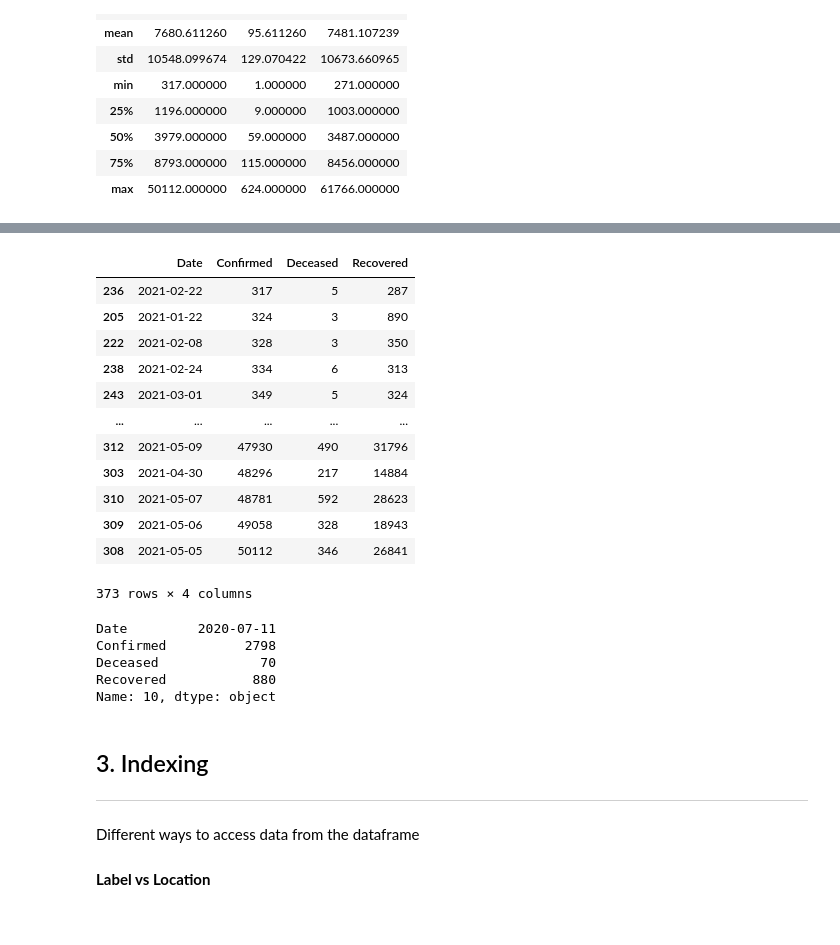
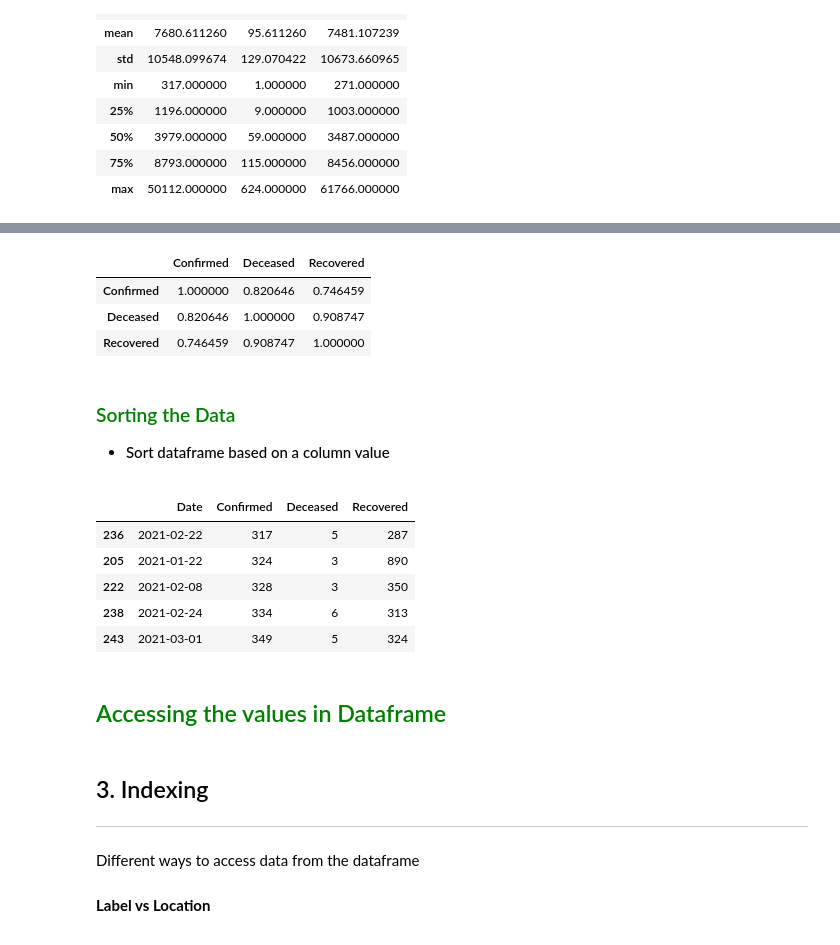
Before and after one commit to thivinanandh/Teaching-Python, a Jupyter notebook: Python-Libraries/Pandas.ipynb, the cells around one changed output, grey strips where cells are left out. Cells and saved outputs as stored; diff of their text form; code cells hidden in the pictures.

```diff
--- a/Python-Libraries/Pandas.ipynb
+++ b/Python-Libraries/Pandas.ipynb
@@ -176,6 +249,0 @@ df_master.T
-# %%
-## get and Set Columns/Rows to Data Frames
-print(df_master.columns)
-print()
-# Set Column Names
-df_master.columns = ['Date', 'Confirmed', 'Deceased', 'Recovered']
@@ -199,16 +360,24 @@ dtype: object
+# %%
+df_master.corr()
+# %% [output]
+|  | Confirmed | Deceased | Recovered |
+| Confirmed | 1.000000 | 0.820646 | 0.746459 |
+| Deceased | 0.820646 | 1.000000 | 0.908747 |
+| Recovered | 0.746459 | 0.908747 | 1.000000 |
+# %% [markdown]
+<h3 style="color:green; font-family: 'Nunito Sans', sans-serif;">Sorting the Data</h3>
+
+<div style="color:black; font-family: 'Quicksand', sans-serif;font-weight:500">
+
+- Sort dataframe based on a column value
+
+</div>
 # %%
-df_master.sort_values(by="Confirmed")
+df_master.sort_values(by="Confirmed").head(5)
 # %% [output]
 |  | Date | Confirmed | Deceased | Recovered |
 | 236 | 2021-02-22 | 317 | 5 | 287 |
 | 205 | 2021-01-22 | 324 | 3 | 890 |
 | 222 | 2021-02-08 | 328 | 3 | 350 |
 | 238 | 2021-02-24 | 334 | 6 | 313 |
 | 243 | 2021-03-01 | 349 | 5 | 324 |
-| ... | ... | ... | ... | ... |
-| 312 | 2021-05-09 | 47930 | 490 | 31796 |
-| 303 | 2021-04-30 | 48296 | 217 | 14884 |
-| 310 | 2021-05-07 | 48781 | 592 | 28623 |
-| 309 | 2021-05-06 | 49058 | 328 | 18943 |
-| 308 | 2021-05-05 | 50112 | 346 | 26841 |
-373 rows × 4 columns
@@ -219,11 +384,6 @@ data
-# %%
-df_master.loc[10]
-# %% [output]
-Date         2020-07-11
-Confirmed          2798
-Deceased             70
-Recovered           880
-Name: 10, dtype: object
+# %% [markdown]
+
+<h2 style="color:green; font-family: 'Nunito Sans', sans-serif;">Accessing the values in Dataframe</h2>
 # %% [markdown]
 ## 3. Indexing
 ---
```
Also changed, not shown: parts of 71 cells of this notebook, 2 other files.
